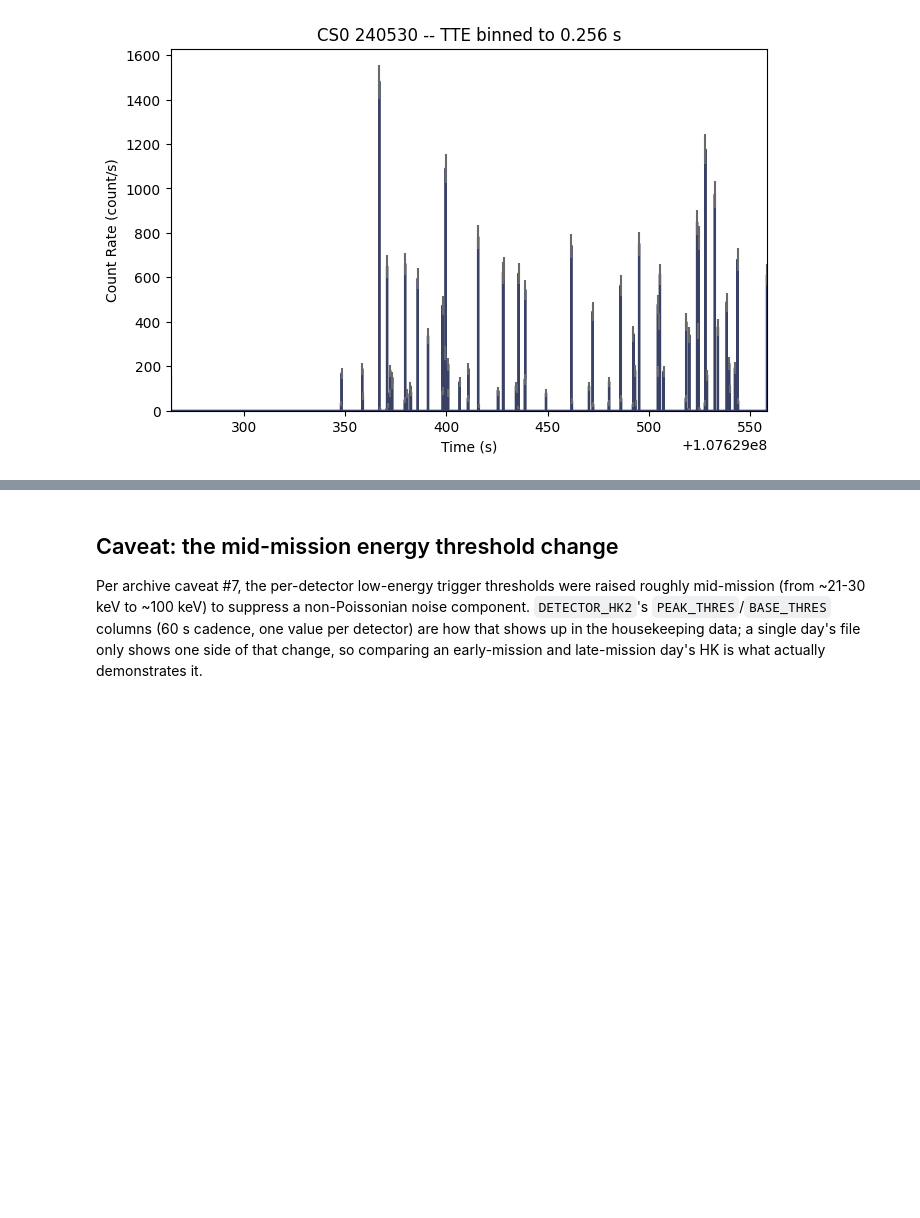
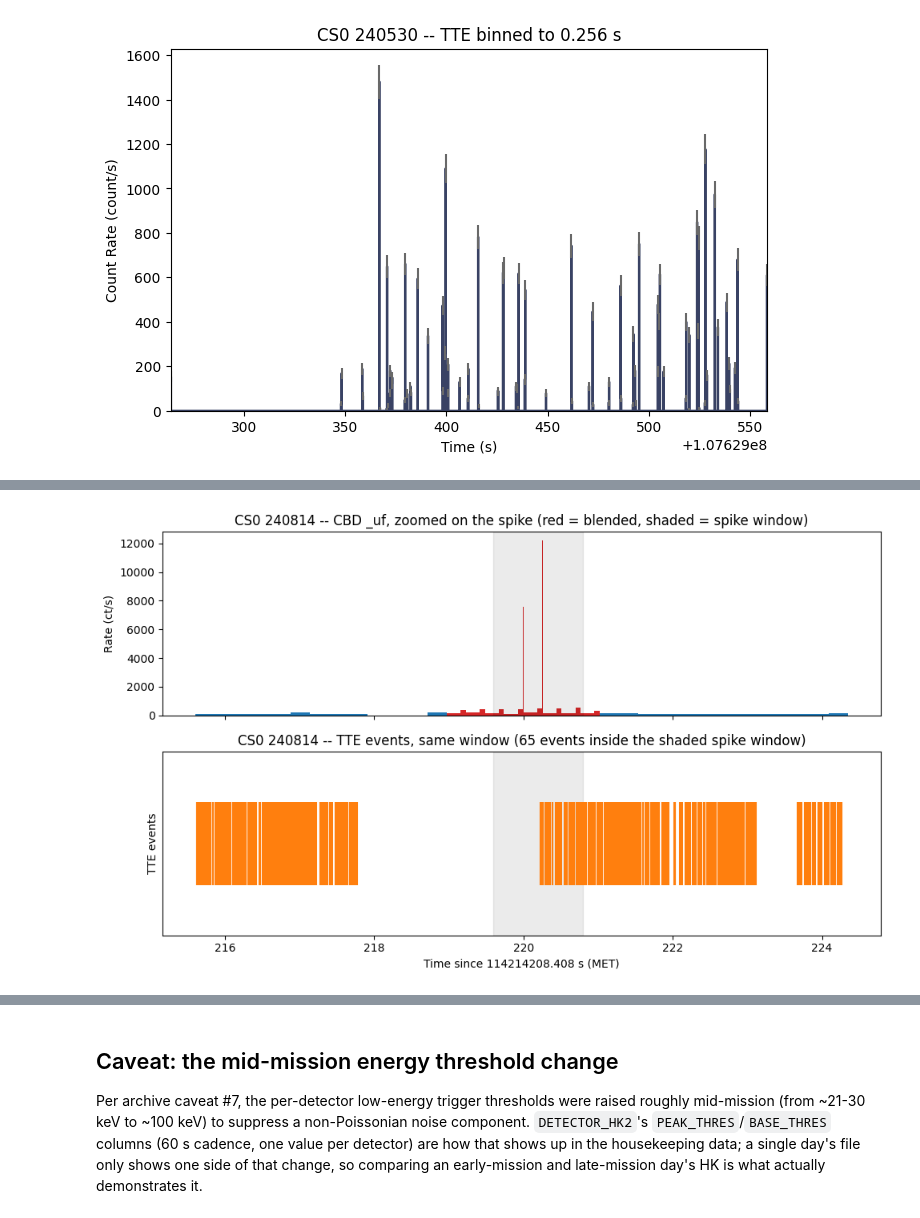
Before and after one commit to israelmcmc-ai/gdt-burstcube, a Jupyter notebook: docs/notebooks/1_data_types_and_binning.ipynb, the cells around one changed output, grey strips where cells are left out. Cells and saved outputs as stored; diff of their text form; code cells hidden in the pictures; blank space fills up the shorter version.

```diff
--- a/docs/notebooks/1_data_types_and_binning.ipynb
+++ b/docs/notebooks/1_data_types_and_binning.ipynb
@@ -519,0 +414,31 @@ separate those, so we leave it there.
+# %%
+zoom_lo, zoom_hi = spike_lo - 4, spike_hi + 4
+zoom_mask = (uf_tstart >= zoom_lo) & (uf_tstop <= zoom_hi)
+zoom_idx = np.flatnonzero(zoom_mask)
+zoom_rate = uf_counts[zoom_idx] / uf_exposure[zoom_idx]
+
+tte_zoom_mask = (day_tte.data.times >= zoom_lo) & (day_tte.data.times <= zoom_hi)
+
+fig, axes = plt.subplots(2, 1, figsize=(10, 6), sharex=True)
+
+colors = np.where(day_cbd_uf.blended[zoom_idx], 'C3', 'C0')
+axes[0].bar(uf_tstart[zoom_idx] - day_t0, zoom_rate,
+           width=uf_exposure[zoom_idx], align='edge', color=colors)
+axes[0].axvspan(spike_lo - day_t0, spike_hi - day_t0, color='k', alpha=0.08)
+axes[0].set_title(f'{DETECTOR} {TTE_DAY} -- CBD _uf, zoomed on the spike '
+                  '(red = blended, shaded = spike window)')
+axes[0].set_ylabel('Rate (ct/s)')
+
+axes[1].eventplot(day_tte.data.times[tte_zoom_mask] - day_t0, color='C1',
+                  lineoffsets=0, linelengths=0.8)
+axes[1].axvspan(spike_lo - day_t0, spike_hi - day_t0, color='k', alpha=0.08)
+axes[1].set_title(f'{DETECTOR} {TTE_DAY} -- TTE events, same window '
+                  f'({tte_in_window} events inside the shaded spike window)')
+axes[1].set_xlabel(f'Time since {day_t0:.3f} s (MET)')
+axes[1].set_ylabel('TTE events')
+axes[1].set_yticks([])
+
+fig.tight_layout()
+plt.show()
+# %% [output]
+[figure, added]
```
Also changed, not shown: parts of 31 cells of this notebook.
